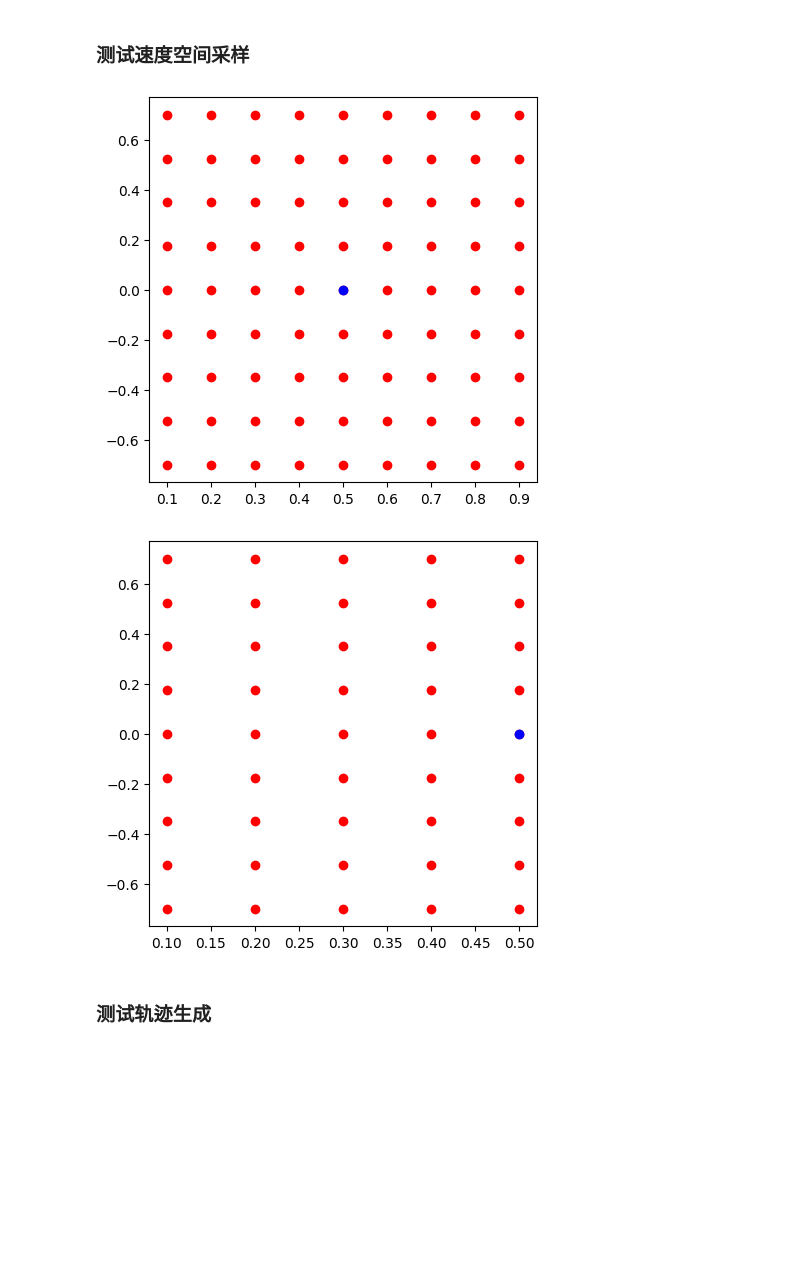
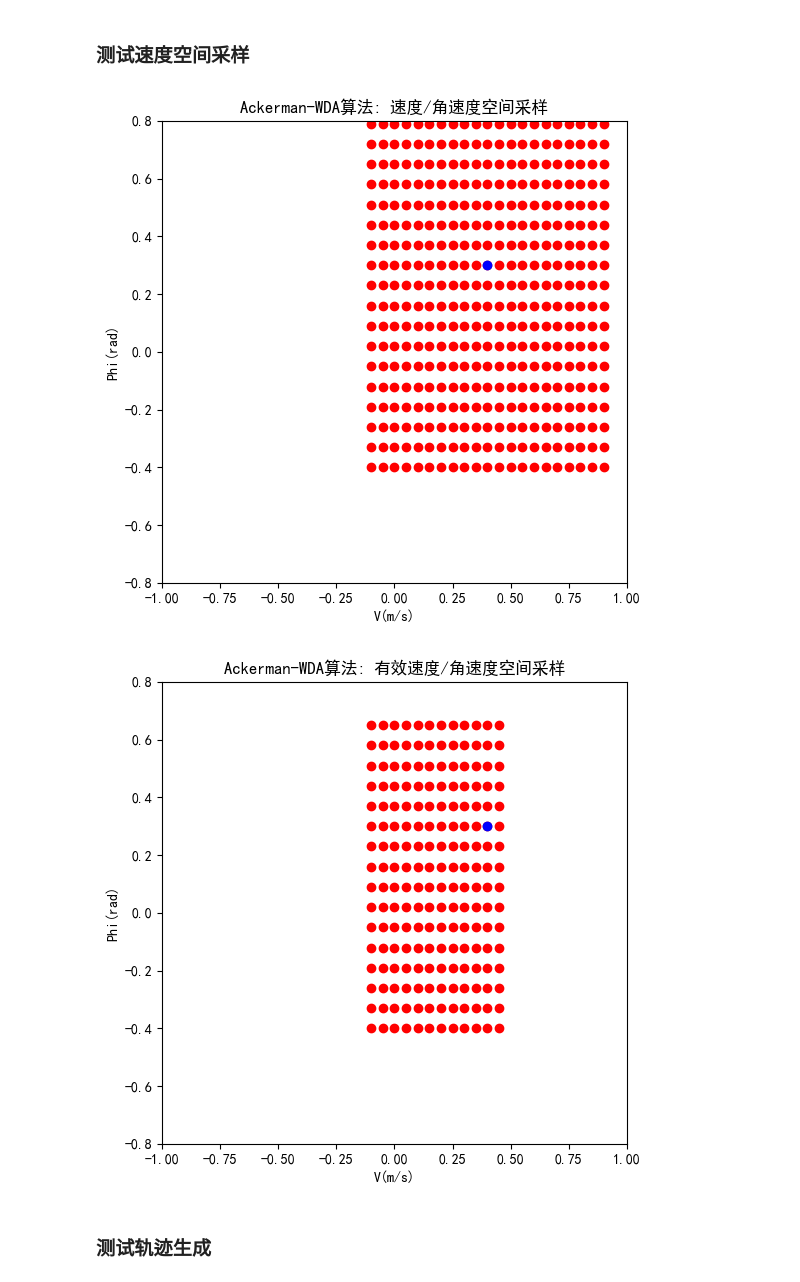
Before and after one commit to Jieyi-Jiang/format_planer_1, a Jupyter notebook: python/bounded_dwa_1.ipynb, the cells around one changed output. Cells and saved outputs as stored; diff of their text form; code cells hidden in the pictures; blank space fills up the shorter version.

```diff
--- a/python/bounded_dwa_1.ipynb
+++ b/python/bounded_dwa_1.ipynb
@@ -238,6 +238,8 @@ class BoundedDWA:
         self.v_min           = -0.5
         self.a_max           = 0.5
         self.a_min           = -0.5
+        self.a_theta_max     = 0.7
+        self.a_theta_min     = -0.7
         self.theta_max       = 0.7
         self.theta_min       = -0.7
         # sample space size
@@ -490,10 +492,10 @@ class BoundedDWA:
         # calulate sample space window
         self.v_window_min = self.v_now + self.a_min * self.sim_t
         self.v_window_max = self.v_now + self.a_max * self.sim_t
-        # self.theta_window_min = self.theta_now + self.a_min * self.sim_t
-        # self.theta_window_max = self.theta_now + self.a_max * self.sim_t
-        self.theta_window_min = self.theta_max
-        self.theta_window_max = self.theta_min
+        self.theta_window_min = self.theta_now + self.a_theta_max * self.sim_t
+        self.theta_window_max = self.theta_now + self.a_theta_min * self.sim_t
+        # self.theta_window_min = self.theta_max
+        # self.theta_window_max = self.theta_min
         # print(self.v_window_min, self.v_window_max, self.theta_window_min, self.theta_window_max)
         # calulate sample intervals
         d_v = (self.v_window_max - self.v_window_min) / (self.sample_axis - 1)
@@ -548,36 +550,48 @@ class BoundedDWA:
 ### 测试速度空间采样 ###
 # %%
 BoundedDWA_test = BoundedDWA()
-BoundedDWA_test.set_sim_t(0.8)
+BoundedDWA_test.set_sim_t(1.0)
 BoundedDWA_test.set_sim_step_num(15)
-BoundedDWA_test.set_sample_axis(9)
-car_v = 0.5
+BoundedDWA_test.set_sample_axis(21)
+car_v = 0.4
 car_theta = 0.3
 car_pos = (0, 0.0, 1.57)
 target_pos = (0.0, 0.5, 0)
 BoundedDWA_test.cal_sample_space(car_v, car_theta)
 # BoundedDWA_test.sample_space_constraint()
 test_space = BoundedDWA_test.get_sample_space()
 # print(test_space)
 
 import matplotlib.pyplot as plt
-plt.figure(figsize=(5, 5))
+plt.figure(figsize=(6, 6))
+plt.rcParams['font.sans-serif'] = ['SimHei']  # 设置字体为黑体
+plt.rcParams['axes.unicode_minus'] = False  # 解决负号'-'显示为方块的问题
 plt.plot(test_space[:, :, 0], test_space[:,:, 1], 'ro')
-plt.plot(test_space[4, 4, 0], test_space[4,4, 1], 'bo')
+plt.plot(car_v, car_theta, 'bo')
+plt.title('Ackerman-WDA算法: 速度/角速度空间采样')
+plt.xlabel('V(m/s)')
+plt.ylabel('Phi(rad)')
+plt.xlim(-1.0, 1.0)
+plt.ylim(-0.8, 0.8)
 plt.show()
 
 BoundedDWA_test.sample_space_constraint()
 test_space = BoundedDWA_test.get_sample_space()
 # print(test_space)
 
 import matplotlib.pyplot as plt
-plt.figure(figsize=(5, 5))
+plt.figure(figsize=(6, 6))
 plt.plot(test_space[:, :, 0], test_space[:,:, 1], 'ro')
-plt.plot(test_space[4, 4, 0], test_space[4,4, 1], 'bo')
+plt.plot(car_v, car_theta, 'bo')
+plt.xlim(-1.0, 1.0)
+plt.ylim(-0.8, 0.8)
+plt.title('Ackerman-WDA算法: 有效速度/角速度空间采样')
+plt.xlabel('V(m/s)')
+plt.ylabel('Phi(rad)')
 plt.show()
 # %% [output]
-[figure, old version]
+[figure, new version]
-[figure, old version]
+[figure, new version]
 # %% [markdown]
 ### 测试轨迹生成 ###
 # %%
```
Also changed, not shown: parts of 1 cell of this notebook, 5 other files.
